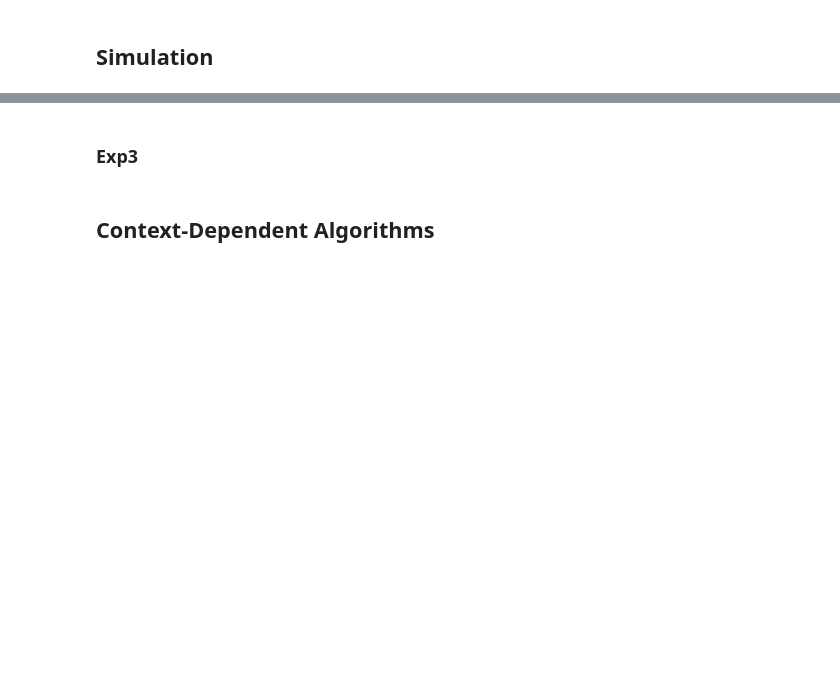
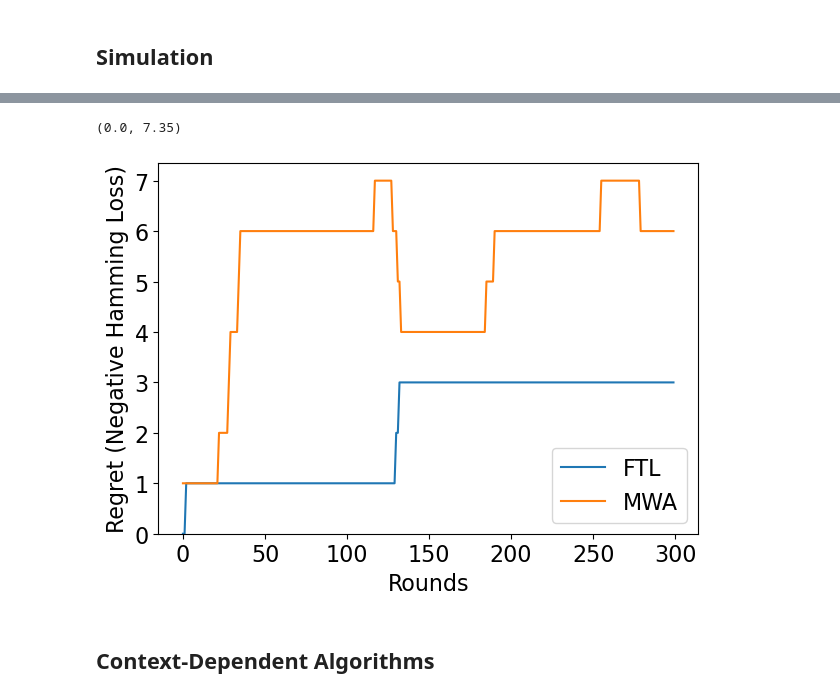
Before and after one commit to wyuan65/OnlineSubspaceRegression, a Jupyter notebook: bandits.ipynb, the cells around one changed output, grey strips where cells are left out. Drawn from its saved outputs; the diff is of its cells as text; code cells hidden in the pictures; blank space fills up the shorter version.

```diff
--- a/bandits.ipynb
+++ b/bandits.ipynb
@@ -88,2 +103,0 @@ plt.ylim(0, y_lim)
-# %% [markdown]
-### Exp3
@@ -97,3 +104,18 @@ def Exp3(rewards,contexts):
+# %%
+x_axis=np.arange(T)
+y_lim = None
+
+j4 = plt.figure(8)
+plt.plot(regrets_FTL, label = "FTL")
+plt.plot(regrets_MWA, label = "MWA")
+plt.legend()
+
+plt.xlabel("Rounds")
+plt.ylabel("Regret (Negative Hamming Loss)")
+plt.ylim(0, y_lim)
+# %% [output]
+(0.0, 7.35)
+[figure, added]
 # %% [markdown]
 ## Context-Dependent Algorithms
 # %% [markdown]
```
Also changed, not shown: parts of 7 cells of this notebook.
